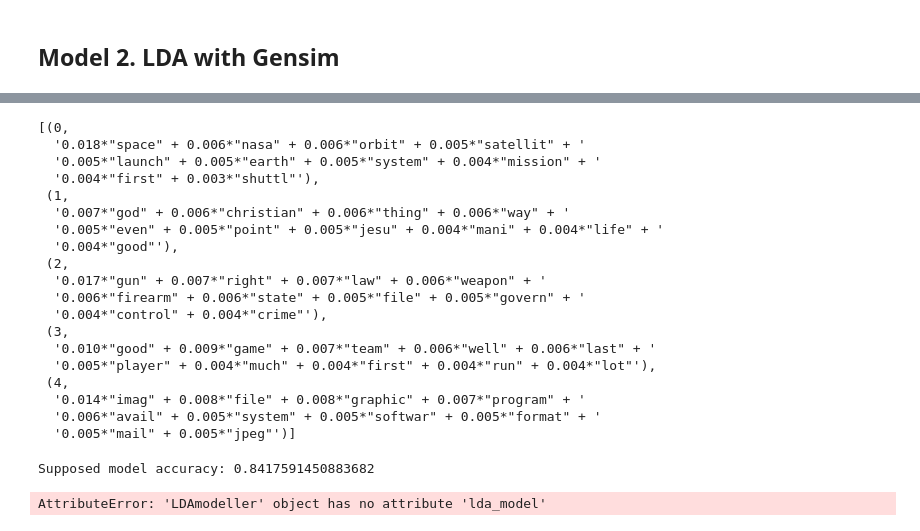
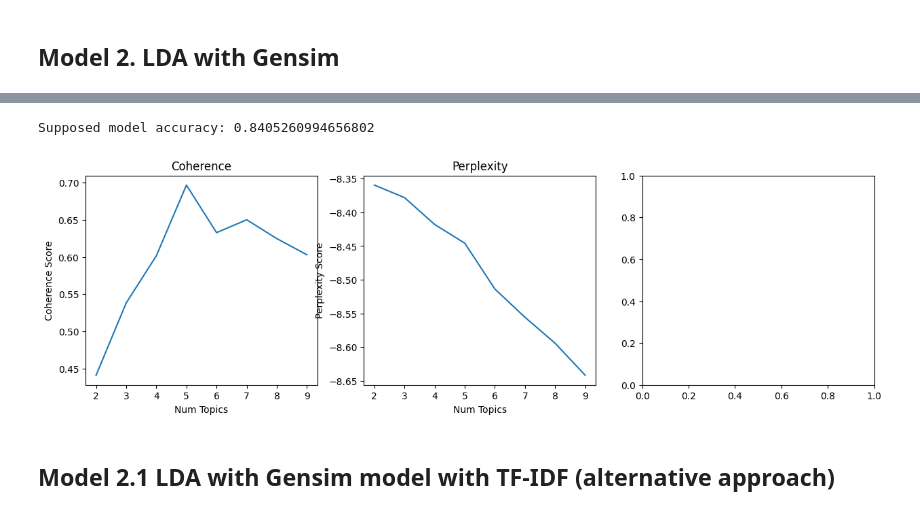
Before and after one commit to CalesSla/NLP_TopicModelling, a Jupyter notebook: TopicModelling_Model_Selection_fetch20.ipynb, the cells around one changed output, grey strips where cells are left out. Saved outputs shown, nothing was run; the diff lists cells and outputs as text; code cells hidden in the pictures.

```diff
--- a/TopicModelling_Model_Selection_fetch20.ipynb
+++ b/TopicModelling_Model_Selection_fetch20.ipynb
@@ -159,31 +158,12 @@ lda_modeller_gensim = LDAmodellerGensim(df, vectorizer = 'count')
 # %%
-lda_modeller_gensim.train_lda()
+topic_vocab = {0: 'space', 1: 'religion', 2: 'politics', 3: 'sport', 4: 'graphics'}
+est_accuracy(lda_modeller=lda_modeller_gensim, topic_vocab=topic_vocab)
 # %% [output]
-[(0,
-  '0.018*"space" + 0.006*"nasa" + 0.006*"orbit" + 0.005*"satellit" + '
-  '0.005*"launch" + 0.005*"earth" + 0.005*"system" + 0.004*"mission" + '
-  '0.004*"first" + 0.003*"shuttl"'),
- (1,
-  '0.007*"god" + 0.006*"christian" + 0.006*"thing" + 0.006*"way" + '
-  '0.005*"even" + 0.005*"point" + 0.005*"jesu" + 0.004*"mani" + 0.004*"life" + '
-  '0.004*"good"'),
- (2,
-  '0.017*"gun" + 0.007*"right" + 0.007*"law" + 0.006*"weapon" + '
-  '0.006*"firearm" + 0.006*"state" + 0.005*"file" + 0.005*"govern" + '
-  '0.004*"control" + 0.004*"crime"'),
- (3,
-  '0.010*"good" + 0.009*"game" + 0.007*"team" + 0.006*"well" + 0.006*"last" + '
-  '0.005*"player" + 0.004*"much" + 0.004*"first" + 0.004*"run" + 0.004*"lot"'),
- (4,
-  '0.014*"imag" + 0.008*"file" + 0.008*"graphic" + 0.007*"program" + '
-  '0.006*"avail" + 0.005*"system" + 0.005*"softwar" + 0.005*"format" + '
-  '0.005*"mail" + 0.005*"jpeg"')]
+Supposed model accuracy: 0.8405260994656802
-# %%
-topic_vocab = {0: 'space', 1: 'religion', 2: 'politics', 3: 'sport', 4: 'graphics'}
-est_accuracy_gensim(lda_model=lda_modeller_gensim.lda_model)
-# %% [output]
-Supposed model accuracy: 0.8417591450883682
 # %%
-lda_modeller_skl.lda_model
+ms = ModelSelector(dictionary=id2word, vectorizer='count', lib='gensim')
+model_list, coherence_values, perplexity_list, log_likelihood_scores = ms()
 # %% [output]
-AttributeError: 'LDAmodeller' object has no attribute 'lda_model'
+[figure, added]
+# %% [markdown]
+## Model 2.1 LDA with Gensim model with TF-IDF (alternative approach)
```
Also changed, not shown: parts of 22 cells of this notebook, 4 other files.
